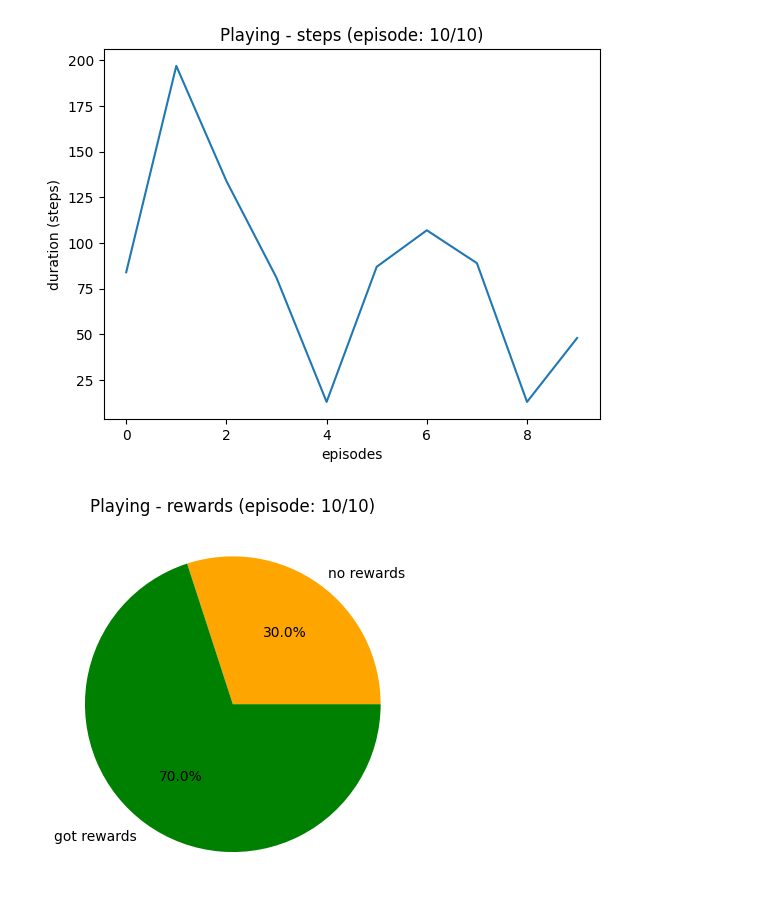
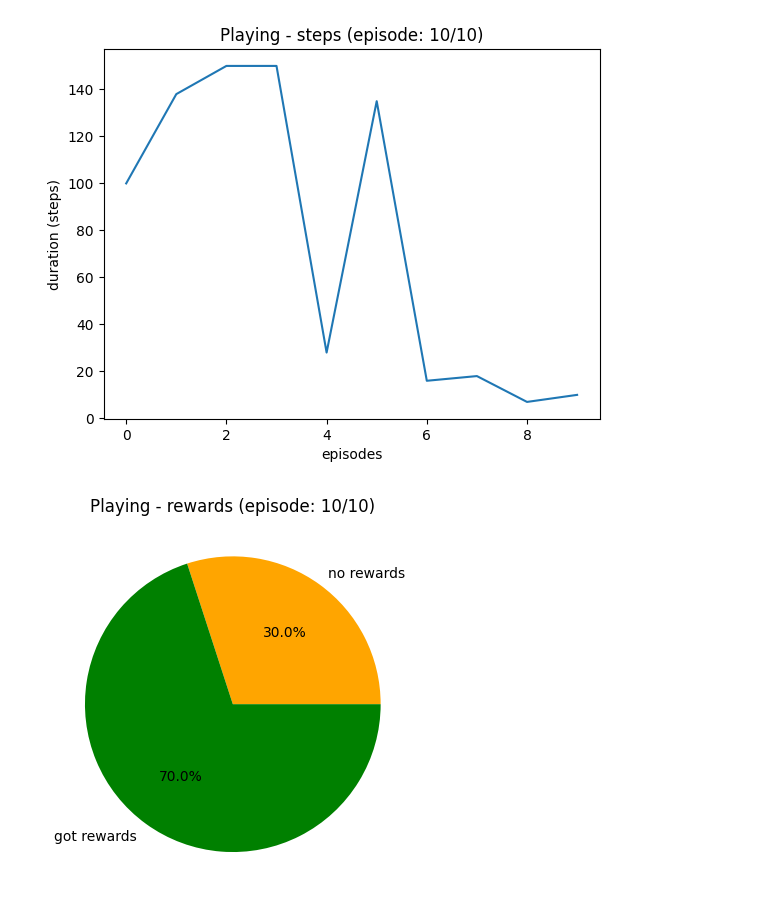
Before and after one commit to Andrew1407/ReinforcementLearningGym, a Jupyter notebook: frozen_lake_onnx.ipynb, the cells around one changed output. Drawn from its saved outputs; the diff is of its cells as text; code cells hidden in the pictures.

```diff
--- a/frozen_lake_onnx.ipynb
+++ b/frozen_lake_onnx.ipynb
@@ -31,7 +31,7 @@ def plot_diagram(rewards: list[int], title: str, display_trigger: bool):
     plt.pie(sizes, labels=labels, autopct='%1.1f%%', colors=colors)
     if display_trigger: display.display(plt.gcf())
 # %%
-num_episodes = 5000
+num_episodes = 20_000
 
 models_path = 'onnx'
 model_appendix = '_%d' % num_episodes
@@ -48,36 +48,36 @@ env = gym.make('FrozenLake-v1', render_mode='human')
 episode_durations = list()
 episode_rewards = list()
 episodes_to_play = 10
-steps_per_episode = 1000
+spets_per_episode = 150
 
 for episode in range(episodes_to_play):
     state, observation = env.reset()
     done = False
     rewards_per_episode = 0
     # time.sleep(1)
     for timestep in count():
         env.render()
 
         state_input = np.array([[state]], dtype=np.float32)
         outputs = policy_net.run(None, { input_name: state_input })
         action = np.argmax(outputs[0], axis=1)[0]
 
         next_state, reward, done, truncated, info = env.step(action)
         # done = truncated if truncated else done
-        done = done if timestep < steps_per_episode else True
+        done = done if timestep < spets_per_episode else True
         state = next_state
         rewards_per_episode += reward
 
         if done:
             episode_durations.append(timestep)
             episode_rewards.append(rewards_per_episode)
             display.clear_output()
             episode_num = episode + 1
             plot(episode_durations, title=f'Playing - steps (episode: {episode_num}/{episodes_to_play})')
             plot_diagram(episode_rewards, title=f'Playing - rewards (episode: {episode + 1}/{episodes_to_play})', display_trigger=(episode_num < episodes_to_play))
             break
 # %% [output]
-[figure, old version]
+[figure, new version]
 [figure]
 # %%
 env.close()
```
Also changed, not shown: 1 other file.
